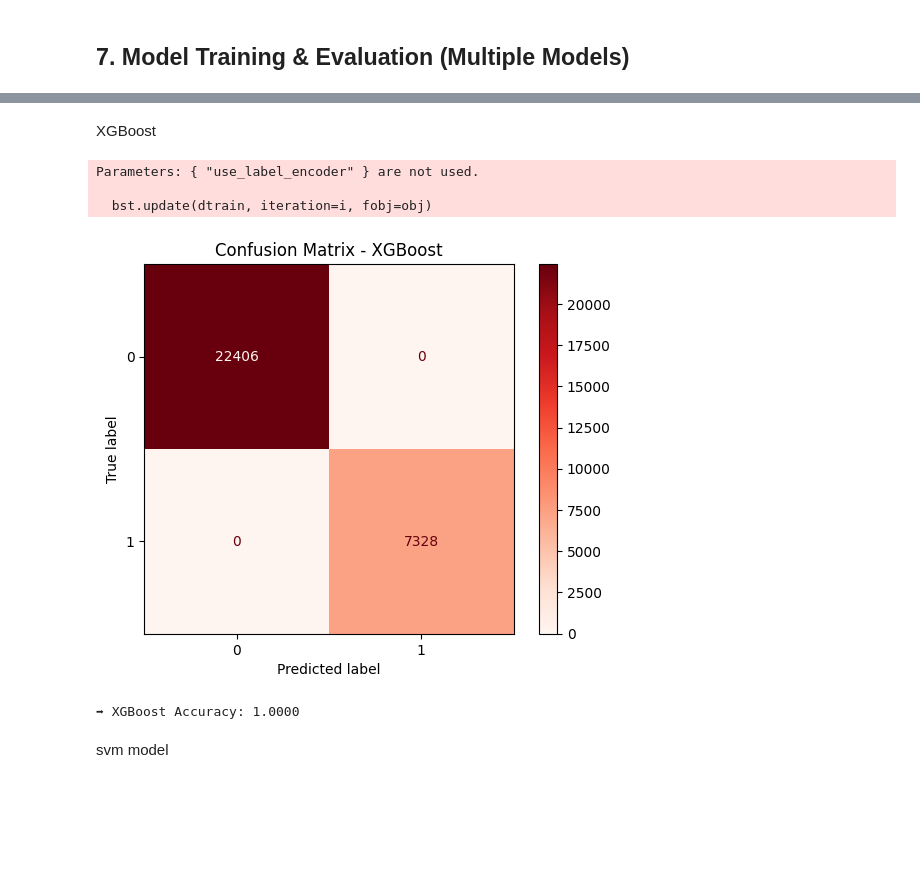
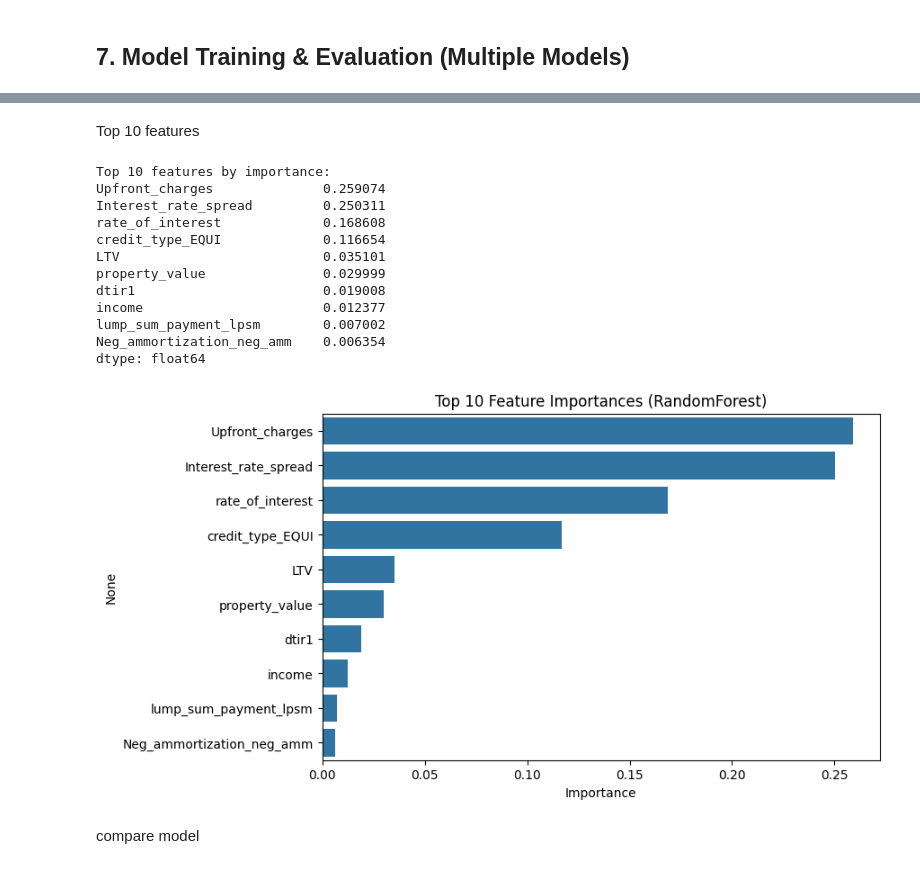
Before and after one commit to springboardmentor891v/CreditPathAI_Oct_Batch, a Jupyter notebook: main.ipynb, the cells around one changed output, grey strips where cells are left out. Saved outputs shown, nothing was run; the diff lists cells and outputs as text; code cells hidden in the pictures; blank space fills up the shorter version.

```diff
--- a/main.ipynb
+++ b/main.ipynb
@@ -318,6 +326,15 @@ Missing values in testing data: 35398
 # %%
-X_train_final.to_csv("X_train_final.csv", index=False)
-X_test_final.to_csv("X_test_final.csv", index=False)
-y_train.to_csv("y_train.csv", index=False)
-y_test.to_csv("y_test.csv", index=False)
+def get_metrics(y_true, y_pred, y_proba=None):
+    cm = confusion_matrix(y_true, y_pred)
+    if cm.shape == (2,2):
+        tn, fp, fn, tp = cm.ravel()
+        specificity = tn / (tn + fp) if (tn + fp) > 0 else np.nan
+    else:
+        specificity = np.nan
+    accuracy = accuracy_score(y_true, y_pred)
+    sensitivity = recall_score(y_true, y_pred, zero_division=0)
+    precision = precision_score(y_true, y_pred, zero_division=0)
+    f1 = f1_score(y_true, y_pred, zero_division=0)
+    auc = roc_auc_score(y_true, y_proba) if (y_proba is not None and len(np.unique(y_true))==2) else np.nan
+    return accuracy, sensitivity, precision, specificity, f1, auc
 # %%
@@ -489,28 +526,34 @@ print(f"➡ Random Forest Accuracy: {acc:.4f}")
-# %% [markdown]
-XGBoost
+# %% [markdown]
+Top 10 features
 # %%
-
-from xgboost import XGBClassifier
-
-model_name = "XGBoost"
-xgb_model = XGBClassifier(use_label_encoder=False, eval_metric='logloss', random_state=42)
-xgb_model.fit(Xtr_sel, y_train)
-y_pred = xgb_model.predict(Xte_sel)
-y_proba = xgb_model.predict_proba(Xte_sel)[:, 1]
-
-acc, sens, prec, spec, f1, auc = get_metrics(y_test, y_pred, y_proba)
-model_results.append([6, model_name, acc, sens, prec, spec, f1, auc])
-trained_models["XGBoost"] = xgb_model
-ConfusionMatrixDisplay.from_estimator(xgb_model, Xte_sel, y_test, cmap="Reds", values_format='d')
-plt.title(f"Confusion Matrix - {model_name}")
-plt.show()
-
-print(f"➡ XGBoost Accuracy: {acc:.4f}")
+try:
+    rf_for_importance = RandomForestClassifier(n_estimators=200, random_state=42)
+    rf_for_importance.fit(X_train_final, y_train)
+    if hasattr(rf_for_importance, 'feature_importances_'):
+        feat_imp = pd.Series(rf_for_importance.feature_importances_, index=X_train_final.columns)
+        top10 = feat_imp.sort_values(ascending=False).head(10)
+        print("\nTop 10 features by importance:")
+        print(top10)
+        plt.figure(figsize=(8,5))
+        sns.barplot(x=top10.values, y=top10.index)
+        plt.title('Top 10 Feature Importances (RandomForest)')
+        plt.xlabel('Importance')
+        plt.show()
+except Exception as e:
+    print("Could not compute feature importances:", e)
 # %% [output]
-Parameters: { "use_label_encoder" } are not used.
-
-  bst.update(dtrain, iteration=i, fobj=obj)
+Top 10 features by importance:
+Upfront_charges              0.259074
+Interest_rate_spread         0.250311
+rate_of_interest             0.168608
+credit_type_EQUI             0.116654
+LTV                          0.035101
+property_value               0.029999
+dtir1                        0.019008
+income                       0.012377
+lump_sum_payment_lpsm        0.007002
+Neg_ammortization_neg_amm    0.006354
+dtype: float64
-[figure, old version]
+[figure, new version]
-➡ XGBoost Accuracy: 1.0000
 # %% [markdown]
-svm model
+compare model
```
Also changed, not shown: parts of 33 cells of this notebook, 10 other files.
